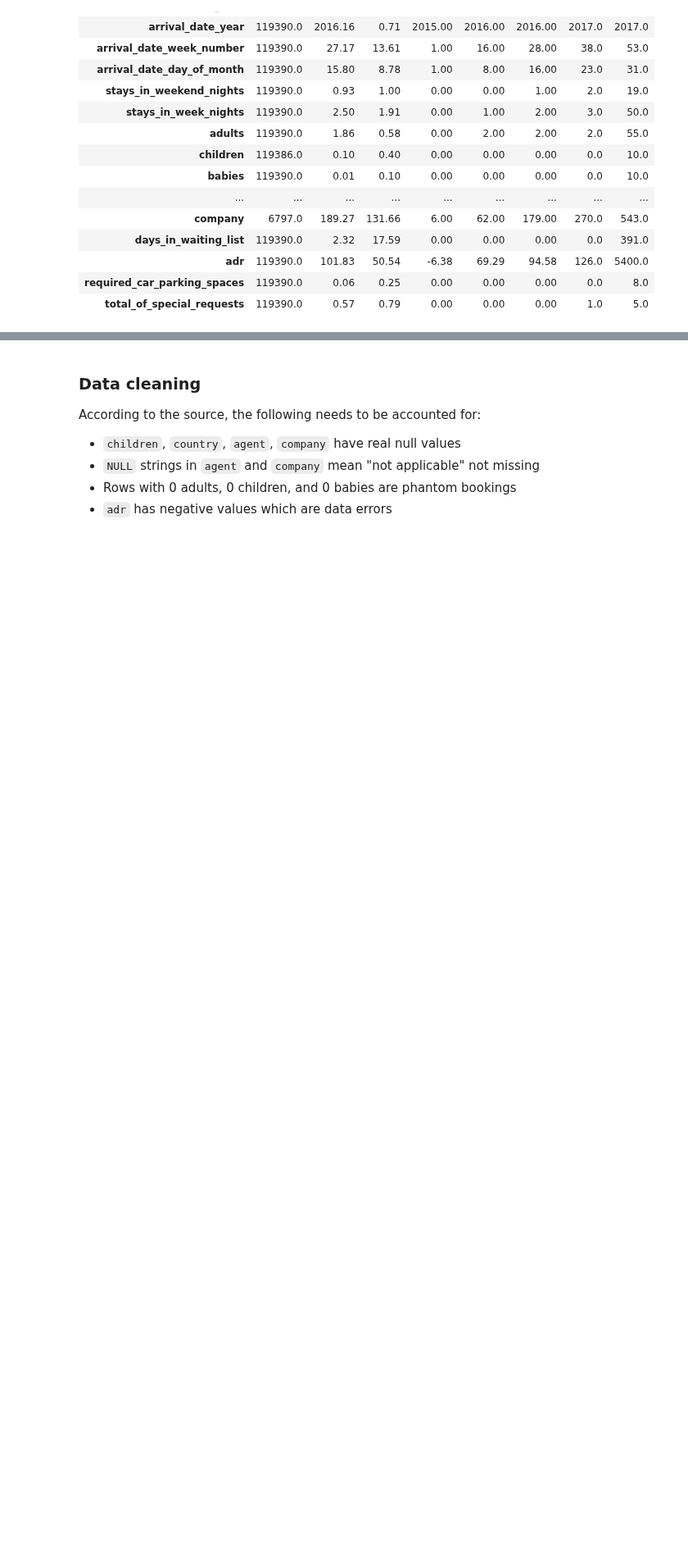
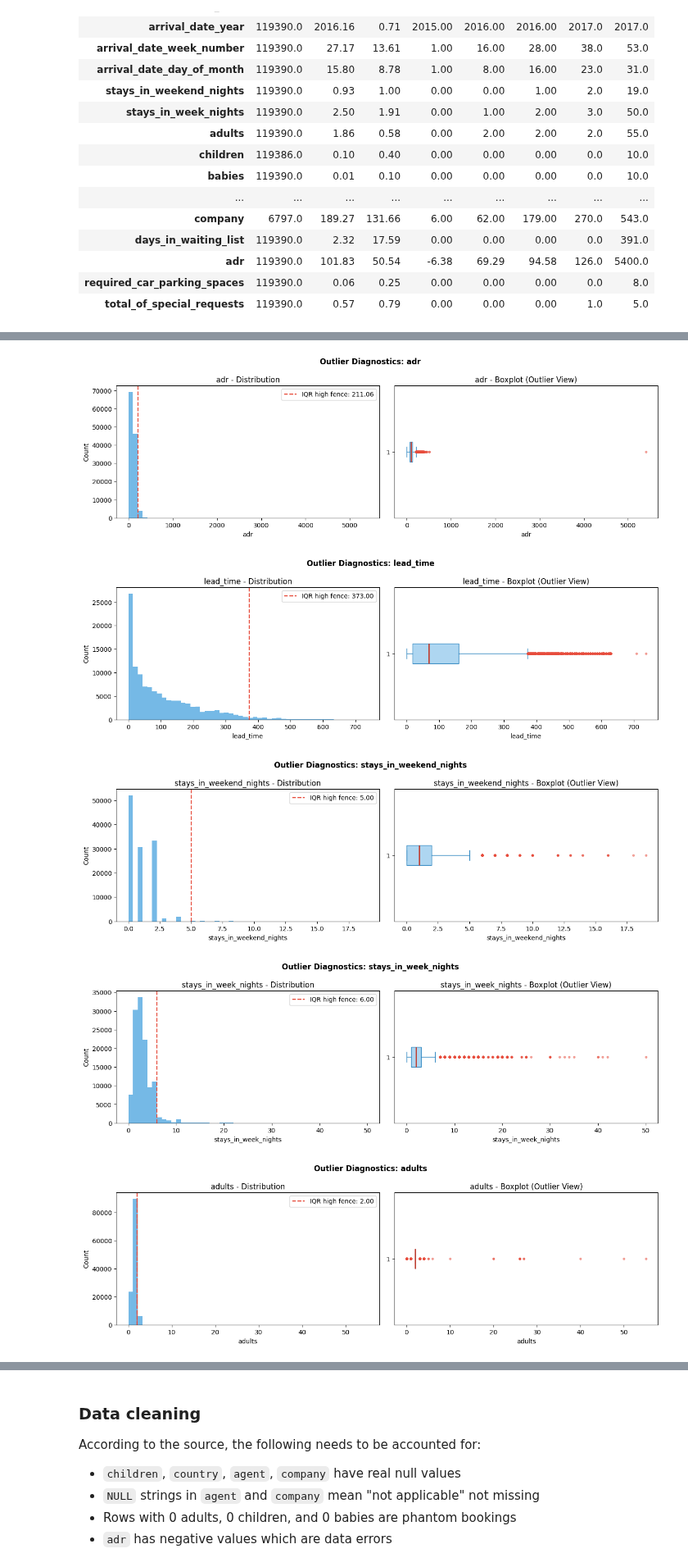
Before and after one commit to jihane1604/Advanced_Business_Analytics, a Jupyter notebook: eda.ipynb, the cells around one changed output, grey strips where cells are left out. Shown at 82% size. Cells and saved outputs as stored; diff of their text form; code cells hidden in the pictures; blank space fills up the shorter version.

```diff
--- a/eda.ipynb
+++ b/eda.ipynb
@@ -111,0 +111,6 @@ Descriptive statistics
+# %%
+outlier_features = [
+    'adr', 'lead_time', 'stays_in_weekend_nights', 'stays_in_week_nights',
+    'adults', 'children', 'babies', 'previous_cancellations',
+    'previous_bookings_not_canceled', 'booking_changes', 'days_in_waiting_list'
+]
@@ -111,0 +156,42 @@ Descriptive statistics
+# %%
+def visualize_outliers(df, col, name):
+    s = df[col].dropna()
+    q1, q3 = s.quantile([0.25, 0.75])
+    iqr = q3 - q1
+    low_fence = q1 - 1.5 * iqr
+    high_fence = q3 + 1.5 * iqr
+
+    fig, axes = plt.subplots(1, 2, figsize=(13, 4.2))
+
+    axes[0].hist(s, bins=50, color='#5DADE2', alpha=0.85)
+    axes[0].axvline(high_fence, color='#E74C3C', linestyle='--', linewidth=1.6, label=f'IQR high fence: {high_fence:.2f}')
+    if low_fence > s.min():
+        axes[0].axvline(low_fence, color='#E74C3C', linestyle='--', linewidth=1.2)
+    axes[0].set_title(f'{col} - Distribution')
+    axes[0].set_xlabel(col)
+    axes[0].set_ylabel('Count')
+    axes[0].legend(loc='upper right')
+
+    axes[1].boxplot(s, vert=False, patch_artist=True,
+                    boxprops=dict(facecolor='#AED6F1', color='#2E86C1'),
+                    medianprops=dict(color='#C0392B', linewidth=2),
+                    whiskerprops=dict(color='#2E86C1'),
+                    capprops=dict(color='#2E86C1'),
+                    flierprops=dict(marker='o', markersize=3, markerfacecolor='#E74C3C', markeredgecolor='#E74C3C', alpha=0.45))
+    axes[1].set_title(f'{col} - Boxplot (Outlier View)')
+    axes[1].set_xlabel(col)
+
+    plt.suptitle(f'Outlier Diagnostics: {col}', fontsize=12, fontweight='bold')
+    plt.tight_layout()
+    plt.savefig(f'./eda_visuals/{name}', bbox_inches='tight')
+    plt.show()
+
+for col in outlier_features:
+    name = f"{col}_outliers.png"
+    visualize_outliers(df, col, name)
+# %% [output]
+[figure, added]
+[figure, added]
+[figure, added]
+[figure, added]
+[figure, added]
```
Also changed, not shown: parts of 29 cells of this notebook, 4 other files.
